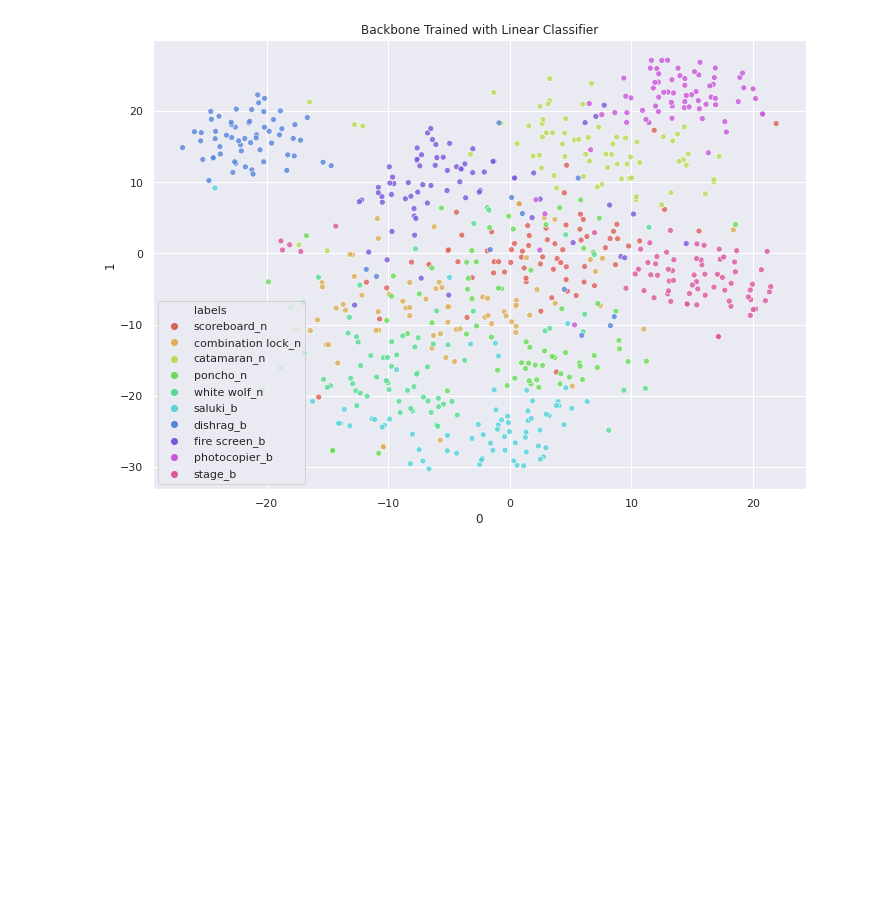
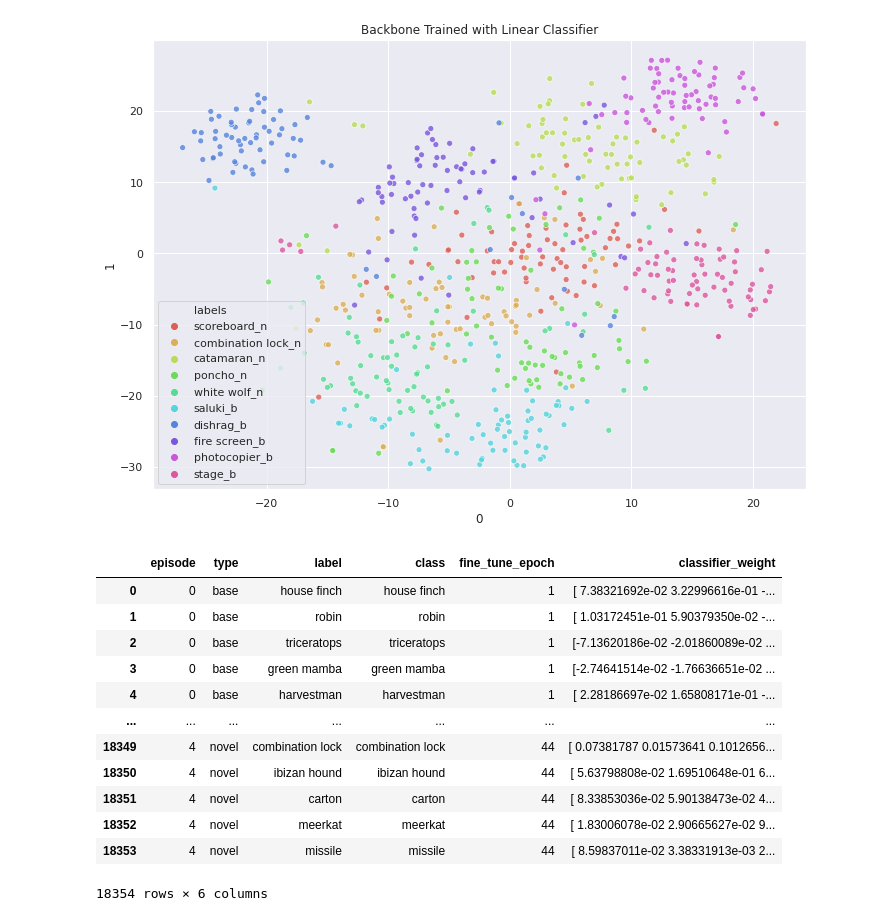
Before and after one commit to feyzaakyurek/subspace-reg, a Jupyter notebook: analyze_results.ipynb, the cells around one changed output. Drawn from its saved outputs; the diff is of its cells as text; code cells hidden in the pictures; blank space fills up the shorter version.

Commit message:
track weights, visualize, label pull

```diff
--- a/analyze_results.ipynb
+++ b/analyze_results.ipynb
@@ -201,3 +201,22 @@ sns.scatterplot(
 # %% [output]
 Text(0.5, 1.0, 'Backbone Trained with Linear Classifier')
 [figure]
+# %%
+pth="/home/gridsan/akyurek/git/rfs-incremental/track_weights_few-shot-incremental-fine-tune.csv"
+df=pd.read_csv(pth)
+# %%
+df
+# %% [output]
+|  | episode | type | label | class | fine_tune_epoch | classifier_weight |
+| 0 | 0 | base | house finch | house finch | 1 | [ 7.38321692e-02 3.22996616e-01 -... |
+| 1 | 0 | base | robin | robin | 1 | [ 1.03172451e-01 5.90379350e-02 -... |
+| 2 | 0 | base | triceratops | triceratops | 1 | [-7.13620186e-02 -2.01860089e-02 ... |
+| 3 | 0 | base | green mamba | green mamba | 1 | [-2.74641514e-02 -1.76636651e-02 ... |
+| 4 | 0 | base | harvestman | harvestman | 1 | [ 2.28186697e-02 1.65808171e-01 -... |
+| ... | ... | ... | ... | ... | ... | ... |
+| 18349 | 4 | novel | combination lock | combination lock | 44 | [ 0.07381787 0.01573641 0.1012656... |
+| 18350 | 4 | novel | ibizan hound | ibizan hound | 44 | [ 5.63798808e-02 1.69510648e-01 6... |
+| 18351 | 4 | novel | carton | carton | 44 | [ 8.33853036e-02 5.90138473e-02 4... |
+| 18352 | 4 | novel | meerkat | meerkat | 44 | [ 1.83006078e-02 2.90665627e-02 9... |
+| 18353 | 4 | novel | missile | missile | 44 | [ 8.59837011e-02 3.38331913e-03 2... |
+18354 rows × 6 columns
```
Also changed, not shown: parts of 12 cells of this notebook, 6 other files.
